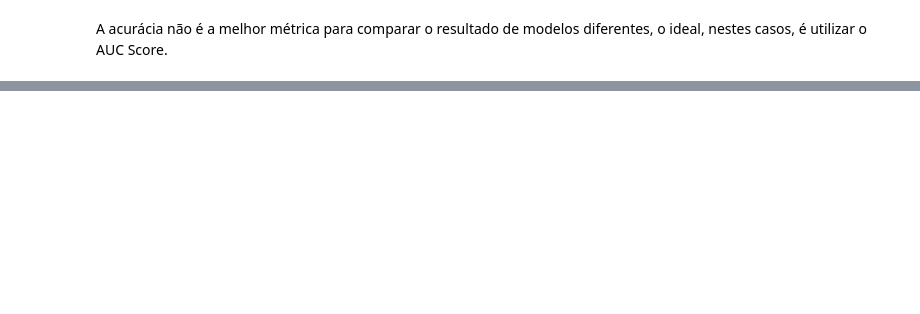
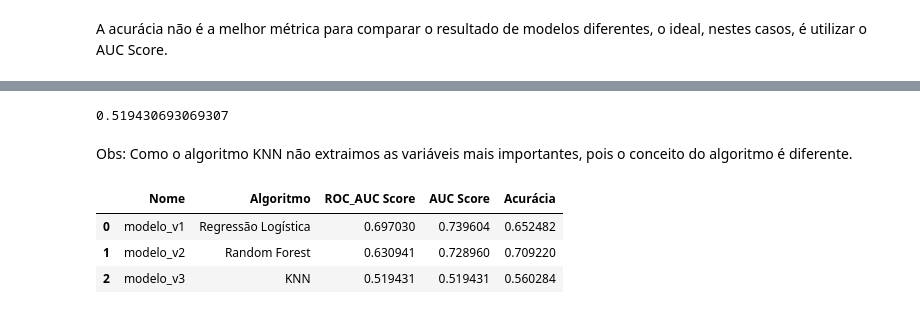
Before and after one commit to EricGPTI/previsao_doencas_hepaticas, a Jupyter notebook: Previsao_Doencas_hepaticas.ipynb, the cells around one changed output, grey strips where cells are left out. Drawn from its saved outputs; the diff is of its cells as text; code cells hidden in the pictures; blank space fills up the shorter version.

```diff
--- a/Previsao_Doencas_hepaticas.ipynb
+++ b/Previsao_Doencas_hepaticas.ipynb
@@ -749,0 +922,11 @@ A acurácia não é a melhor métrica para comparar o resultado de modelos difer
+# %%
+# Calcula AUC em teste
+auc_v3 = auc(fpr_v3, tpr_v3)
+print(auc_v3)
+# %% [output]
+0.519430693069307
+# %%
+# Acurácia
+acuracia_v3 = accuracy_score(y_teste, y_pred_v3)
+# %% [markdown]
+Obs: Como o algoritmo KNN não extraimos as variáveis mais importantes, pois o conceito do algoritmo é diferente.
@@ -749,0 +937,18 @@ A acurácia não é a melhor métrica para comparar o resultado de modelos difer
+# %%
+# Dicionário com as metrícas do modelo_v3
+dict_modelo_v3 = {
+    'Nome': 'modelo_v3',
+    'Algoritmo': 'KNN',
+    'ROC_AUC Score': roc_auc_v3,
+    'AUC Score': auc_v3,
+    'Acurácia': acuracia_v3
+}
+# %%
+df_modelos = df_modelos.append(dict_modelo_v3, ignore_index = True)
+# %%
+display(df_modelos)
+# %% [output]
+|  | Nome | Algoritmo | ROC_AUC Score | AUC Score | Acurácia |
+| 0 | modelo_v1 | Regressão Logística | 0.697030 | 0.739604 | 0.652482 |
+| 1 | modelo_v2 | Random Forest | 0.630941 | 0.728960 | 0.709220 |
+| 2 | modelo_v3 | KNN | 0.519431 | 0.519431 | 0.560284 |
```
Also changed, not shown: parts of 105 cells of this notebook, 5 other files.
